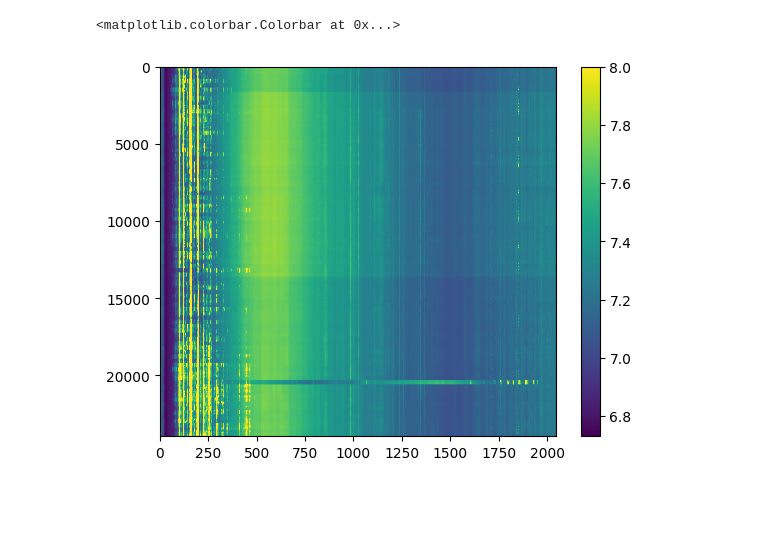
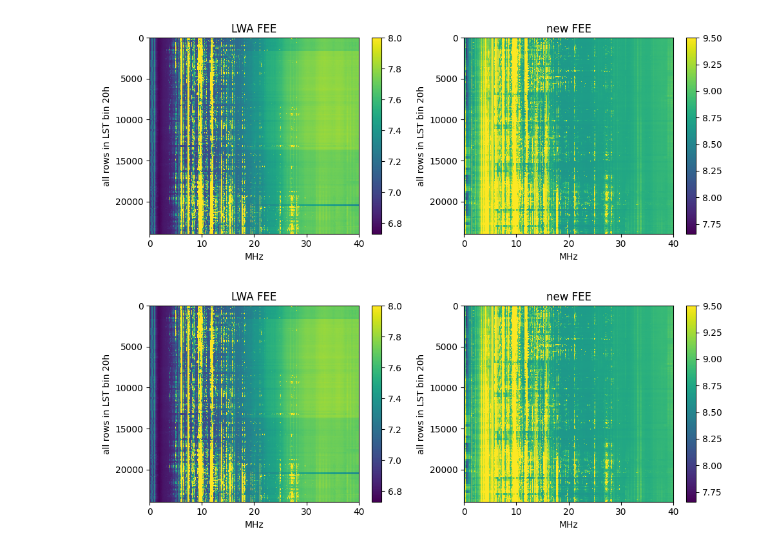
Before and after one commit to mohanagr/braindump, a Jupyter notebook: mars_lst_20h.ipynb, the cells around one changed output. Drawn from its saved outputs; the diff is of its cells as text; code cells hidden in the pictures; blank space fills up the shorter version.

```diff
--- a/mars_lst_20h.ipynb
+++ b/mars_lst_20h.ipynb
@@ -4,6 +5,9 @@ import matplotlib.pyplot as plt
 # %%
-with np.load("lstbin_40_mars_dump_pol00.npz") as f:
+with np.load("/home/mohan/mars_lst_binned_data/lstbin_40_mars2_raw_pol00_oldFEE.npz") as f:
     data=f["data"]
     mask=f["mask"]
+with np.load("/home/mohan/mars_lst_binned_data/lstbin_40_mars2_raw_pol00_newFEE.npz") as f:
+    data2=f["data"]
+    mask2=f["mask"]
 # %%
 arr=np.ma.MaskedArray(data,mask)
@@ -10,6 +15,50 @@ arr=np.ma.MaskedArray(data,mask)
 # %%
-plt.imshow(np.log10(data),aspect="auto",vmax=8)
+f=plt.gcf()
+f.set_size_inches(10,4)
+plt.subplot(121)
+myext=[0,125, data.shape[0],0]
+maxc=int(40/0.061)
+plt.imshow(np.log10(data),aspect="auto",extent=myext, vmax=8,interpolation="none")
 plt.colorbar()
+plt.xlabel("MHz")
+plt.title("LWA FEE")
+plt.ylabel("all rows in LST bin 20h")
+plt.xlim(0,40)
+
+plt.subplot(122)
+myext=[0,125, data.shape[0],0]
+plt.imshow(np.log10(data2),aspect="auto",extent=myext, vmax=9.5,interpolation="none")
+plt.colorbar()
+plt.xlim(0,40)
+plt.title("new FEE")
+plt.xlabel("MHz")
+plt.ylabel("all rows in LST bin 20h")
+
+plt.tight_layout()
 # %% [output]
-<matplotlib.colorbar.Colorbar at 0x...>
-[figure, old version]
+[figure, new version]
+# %%
+f=plt.gcf()
+f.set_size_inches(10,4)
+plt.subplot(121)
+myext=[0,125, data.shape[0],0]
+maxc=int(40/0.061)
+plt.imshow(np.percentile(np.log10(data),aspect="auto",extent=myext, vmax=8,interpolation="none")
+plt.colorbar()
+plt.xlabel("MHz")
+plt.title("LWA FEE")
+plt.ylabel("all rows in LST bin 20h")
+plt.xlim(0,40)
+
+plt.subplot(122)
+myext=[0,125, data.shape[0],0]
+plt.imshow(np.log10(data2),aspect="auto",extent=myext, vmax=9.5,interpolation="none")
+plt.colorbar()
+plt.xlim(0,40)
+plt.title("new FEE")
+plt.xlabel("MHz")
+plt.ylabel("all rows in LST bin 20h")
+
+plt.tight_layout()
+# %% [output]
+[figure, added]
```
Also changed, not shown: parts of 14 cells of this notebook, 12 other files.
